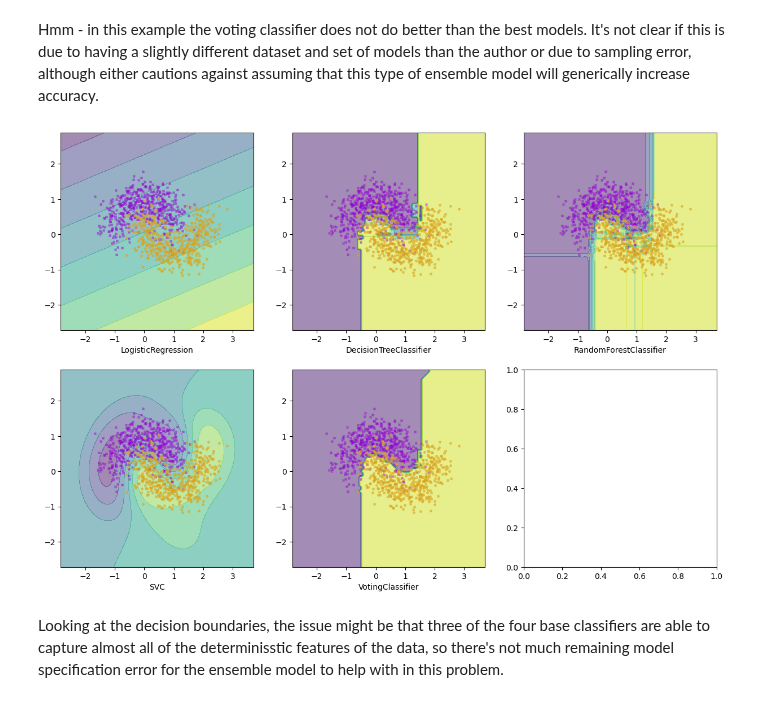
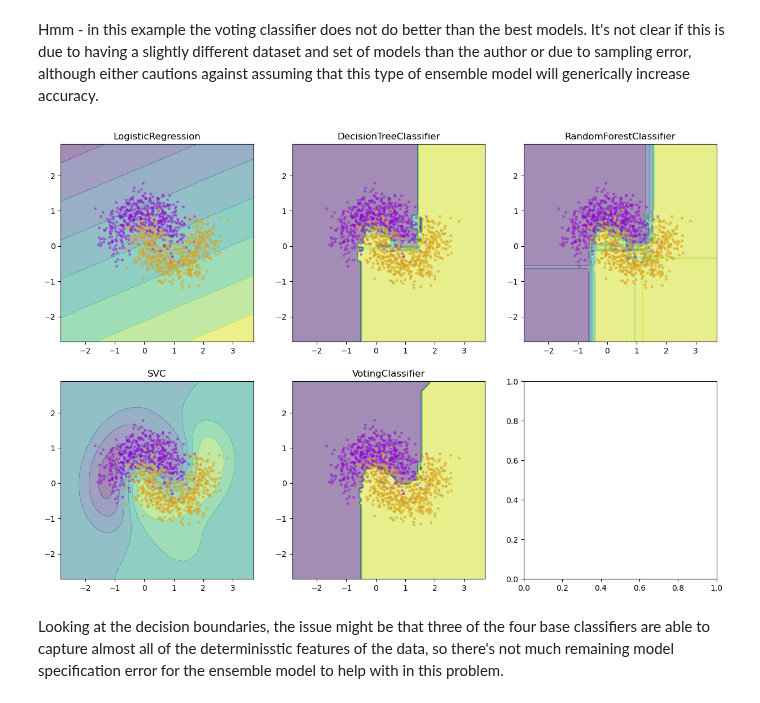
Before and after one commit to kms15/reading_notes, a Jupyter notebook: handsonml2e/handson-ml2-07.ipynb, the cells around one changed output. Saved outputs shown, nothing was run; the diff lists cells and outputs as text; code cells hidden in the pictures.

```diff
--- a/handsonml2e/handson-ml2-07.ipynb
+++ b/handsonml2e/handson-ml2-07.ipynb
@@ -58,12 +58,12 @@ Hmm - in this example the voting classifier does not do better than the best mod
 # %%
 fig,axs = plt.subplots(int((len(all_models) - 1)/3 + 1), 3, figsize=(15,10))
 for i,(name,m) in enumerate(all_models):
     disp = DecisionBoundaryDisplay.from_estimator(m, X_train, alpha=0.5, ax=axs.flatten()[i])
     disp.ax_.scatter(X_test[:, 0][y_test==0], X_test[:, 1][y_test==0], marker='x', c='darkviolet', s=7, alpha=0.5)
     disp.ax_.scatter(X_test[:, 0][y_test==1], X_test[:, 1][y_test==1], marker='o', c='goldenrod', s=7, alpha=0.5)
-    disp.ax_.set_xlabel(m.__class__.__name__)
+    disp.ax_.set_title(m.__class__.__name__)
 # %% [output]
-[figure, old version]
+[figure, new version]
 # %% [markdown]
 Looking at the decision boundaries, the issue might be that three of the four base classifiers are able to capture almost all of the determinisstic features of the data, so there's not much remaining model specification error for the ensemble model to help with in this problem.
 # %% [markdown]
```
Also changed, not shown: parts of 9 cells of this notebook.
